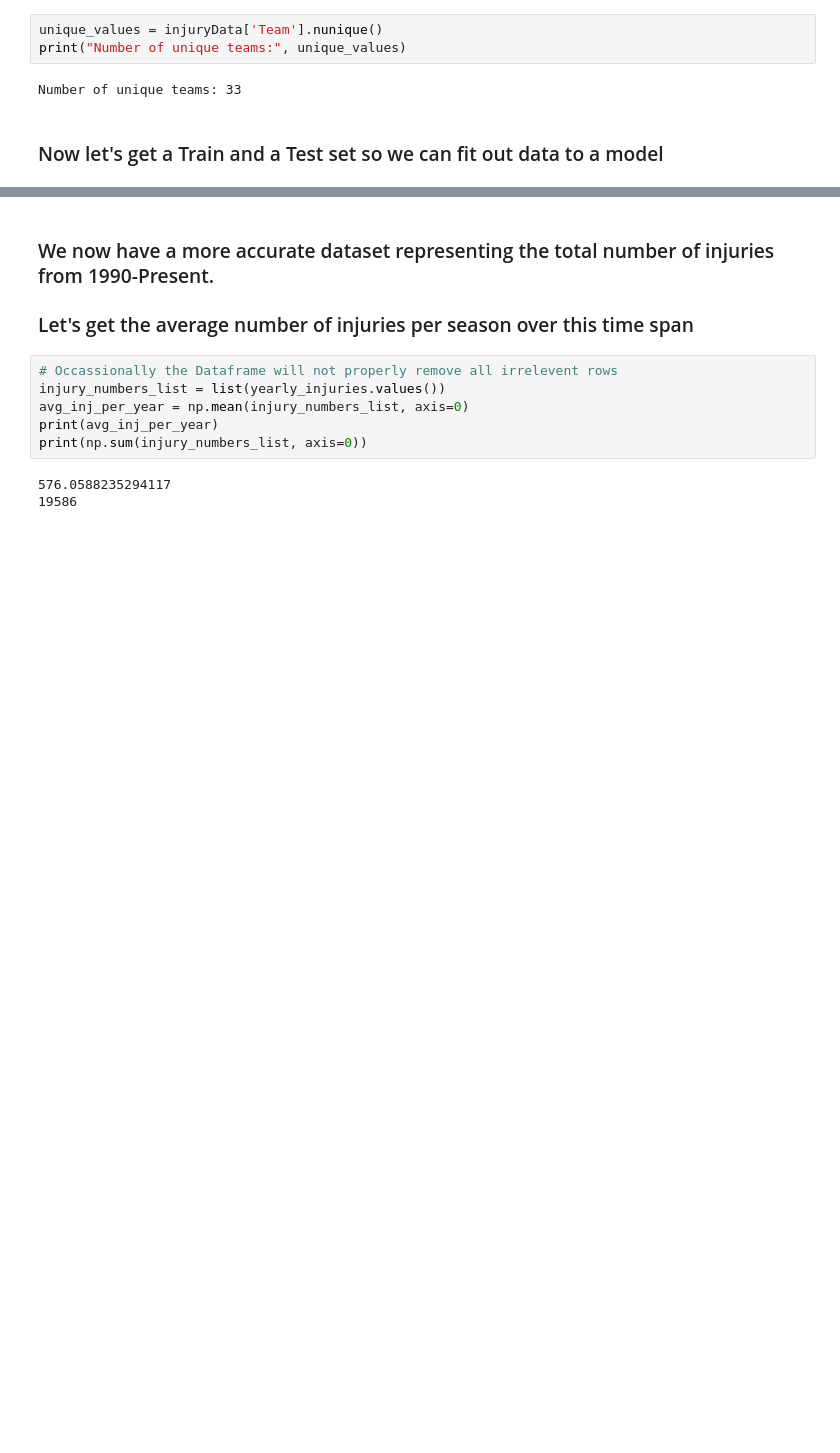
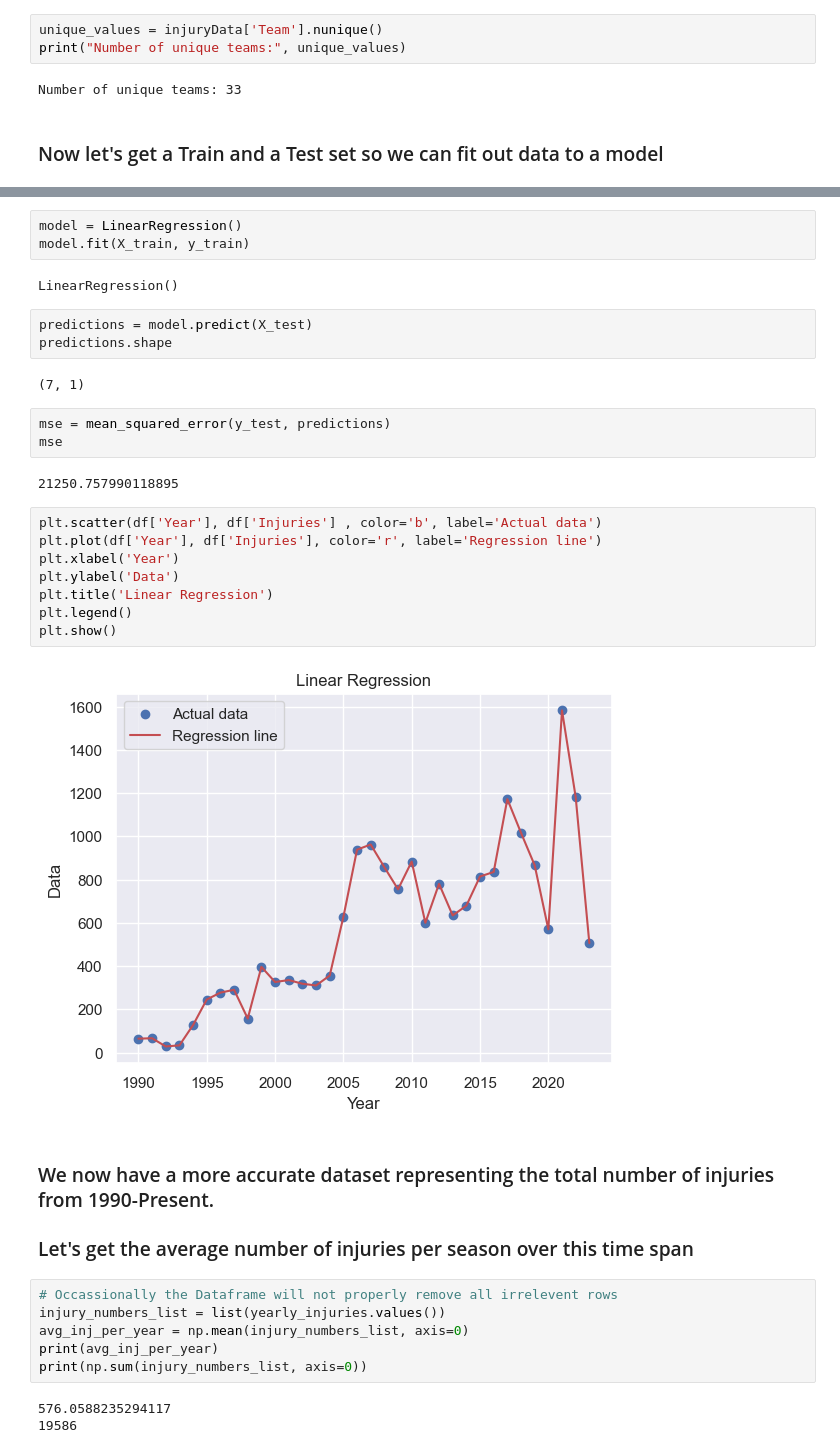
Before and after one commit to adc1021/NBAInjuryPredictor, a Jupyter notebook: notebooks/Forecasting.ipynb, the cells around one changed output, grey strips where cells are left out. Drawn from its saved outputs; the diff is of its cells as text; blank space fills up the shorter version.

Commit message:
plotting line to data

```diff
--- a/notebooks/Forecasting.ipynb
+++ b/notebooks/Forecasting.ipynb
@@ -90,3 +95,28 @@ Number of unique teams: 33
+# %%
+model = LinearRegression()
+model.fit(X_train, y_train)
+# %% [output]
+LinearRegression()
+# %%
+predictions = model.predict(X_test)
+predictions.shape
+# %% [output]
+(7, 1)
+# %%
+mse = mean_squared_error(y_test, predictions)
+mse
+# %% [output]
+21250.757990118895
+# %%
+plt.scatter(df['Year'], df['Injuries'] , color='b', label='Actual data')
+plt.plot(df['Year'], df['Injuries'], color='r', label='Regression line')
+plt.xlabel('Year')
+plt.ylabel('Data')
+plt.title('Linear Regression')
+plt.legend()
+plt.show()
+# %% [output]
+[figure, added]
 # %% [markdown]
 ### We now have a more accurate dataset representing the total number of injuries from 1990-Present.
 
```
Also changed, not shown: parts of 2 cells of this notebook.
